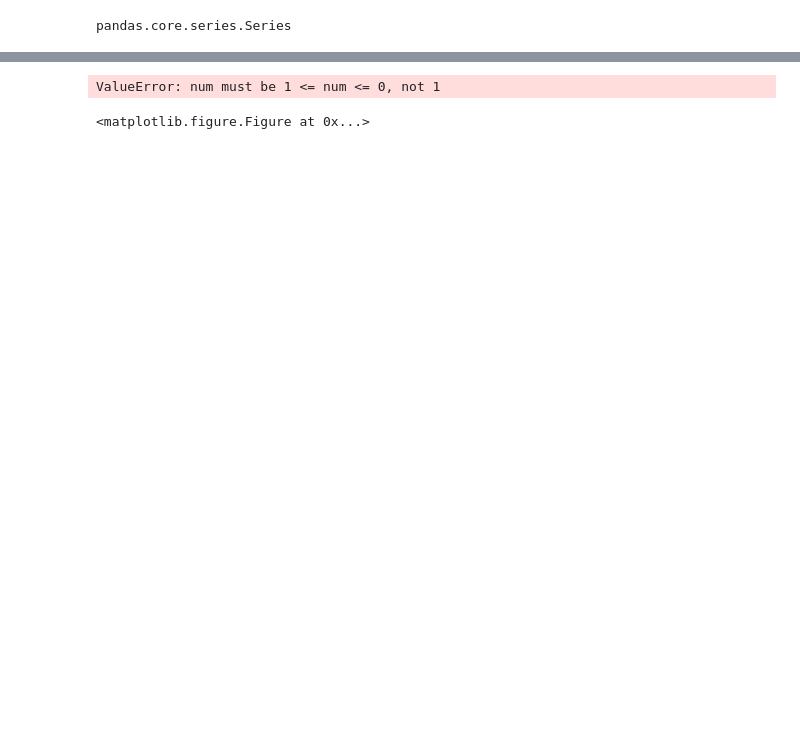
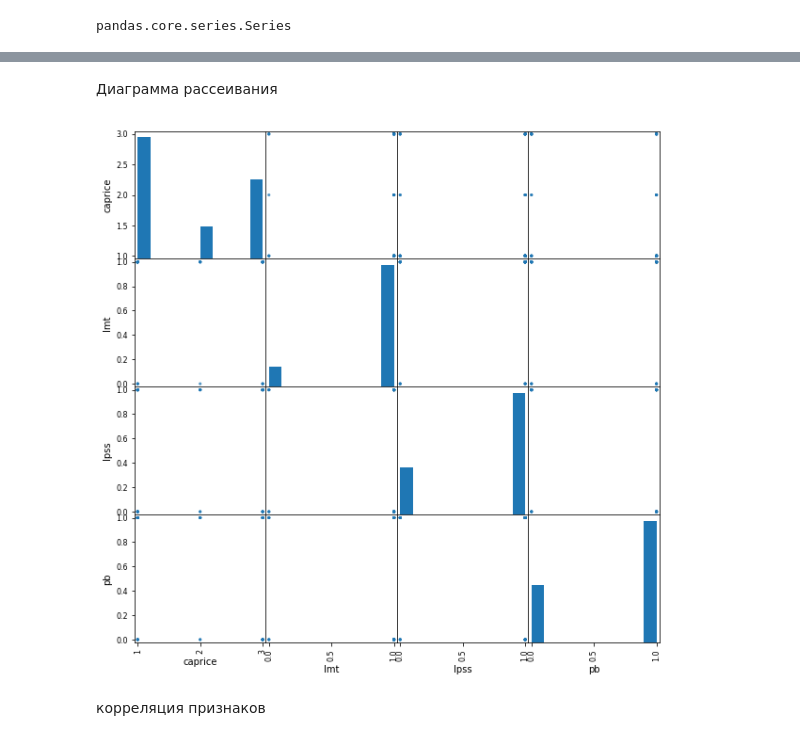
Before and after one commit to 1995konstantin/MachineLearningCourse, a Jupyter notebook: lab1.ipynb, the cells around one changed output, grey strips where cells are left out. Saved outputs shown, nothing was run; the diff lists cells and outputs as text; code cells hidden in the pictures; blank space fills up the shorter version.

```diff
--- a/lab1.ipynb
+++ b/lab1.ipynb
@@ -155,7 +160,10 @@ data.describe()
+# %% [markdown]
+Диаграмма рассеивания
 # %%
-from pandas.plotting import scatter_matrix
-scatter_matrix(data, alpha = .01, figsize = (10, 10))
+from pandas.tools.plotting import scatter_matrix
+scatter_matrix(data, alpha = .5, figsize = (10, 10))
 pass
 # %% [output]
-ValueError: num must be 1 <= num <= 0, not 1
-<matplotlib.figure.Figure at 0x...>
+[figure, added]
+# %% [markdown]
+корреляция признаков
```
Also changed, not shown: parts of 64 cells of this notebook.
